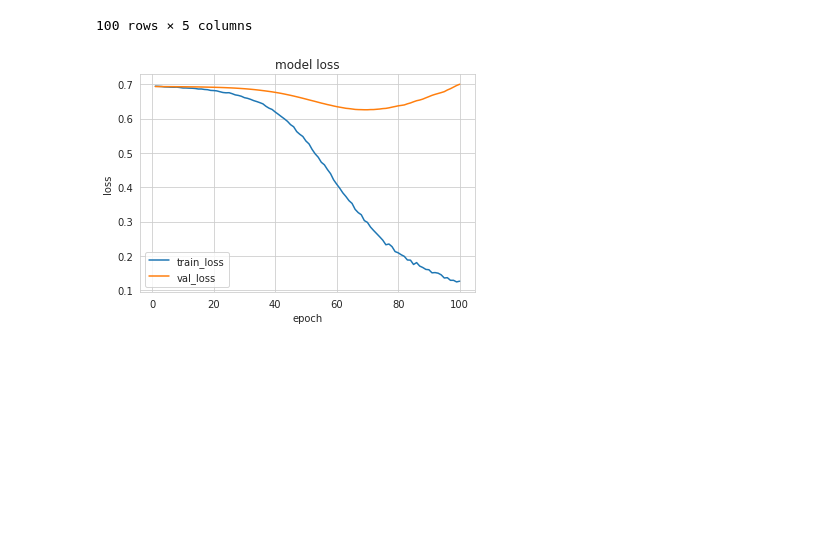
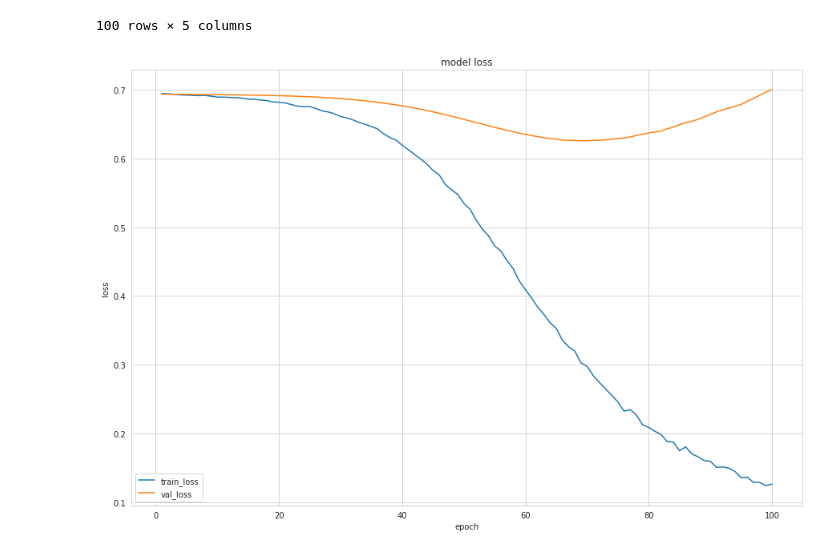
Before and after one commit to arnav-roy08/Sarcasm-Detection, a Jupyter notebook: Sarcasm_Detection_with_Neural_Networks_twitter_dataset_v1.ipynb, the cells around one changed output. Saved outputs shown, nothing was run; the diff lists cells and outputs as text; code cells hidden in the pictures; blank space fills up the shorter version.

```diff
--- a/Sarcasm_Detection_with_Neural_Networks_twitter_dataset_v1.ipynb
+++ b/Sarcasm_Detection_with_Neural_Networks_twitter_dataset_v1.ipynb
@@ -191,13 +191,14 @@ df_m
 100 rows × 5 columns
 # %%
 #Loss Graph(Training and Validation)
+fig= plt.figure(figsize=(15,10))
 plt.plot(df_m['loss'])
 plt.plot(df_m['val_loss'])
 plt.title('model loss')
 plt.ylabel('loss')
 plt.xlabel('epoch')
 plt.legend(['train_loss', 'val_loss'])
 plt.show()
 # %% [output]
-[figure, old version]
+[figure, new version]
 # %%
```
Also changed, not shown: parts of 1 cell of this notebook, 1 other file.
